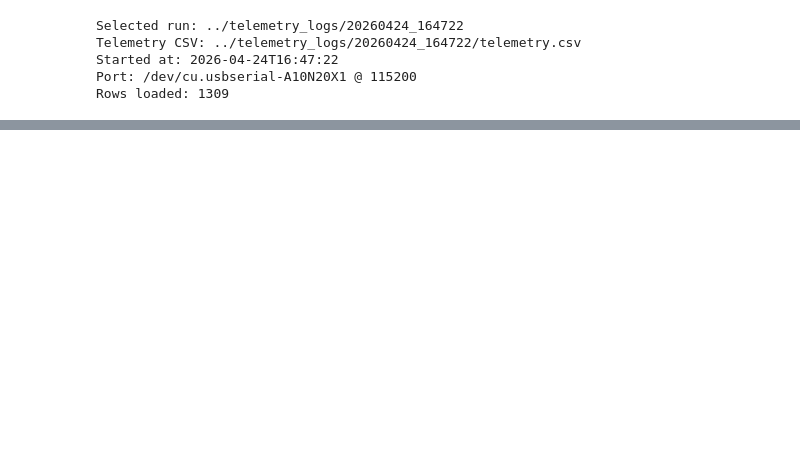
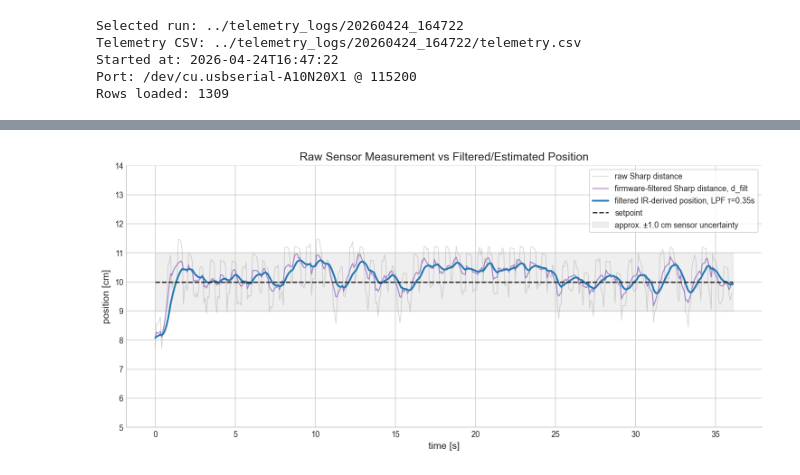
Before and after one commit to Piyushiitk24/ball-beam, a Jupyter notebook: notebooks/ball_beam_plots_clean.ipynb, the cells around one changed output, grey strips where cells are left out. Saved outputs shown, nothing was run; the diff lists cells and outputs as text; code cells hidden in the pictures; blank space fills up the shorter version.

```diff
--- a/notebooks/ball_beam_plots_clean.ipynb
+++ b/notebooks/ball_beam_plots_clean.ipynb
@@ -375,0 +575,69 @@ plt.show()
+# %%
+plt.close("all")
+
+# Use the center-hold segment for a clear sensor-noise comparison.
+diagnostic = center.copy()
+
+fig, ax = plt.subplots(figsize=(10.5, 4.8), constrained_layout=True)
+
+plot_valid_line(
+    ax,
+    diagnostic,
+    "t_plot",
+    "d_raw",
+    label="raw Sharp distance",
+    color=RAW_SENSOR_COLOR,
+    linewidth=0.8,
+    alpha=0.35,
+)
+
+plot_valid_line(
+    ax,
+    diagnostic,
+    "t_plot",
+    "d_filt",
+    label="firmware-filtered Sharp distance, d_filt",
+    color="#9467bd",
+    linewidth=1.1,
+    alpha=0.8,
+)
+
+plot_valid_line(
+    ax,
+    diagnostic,
+    "t_plot",
+    "pos_ir_lpf",
+    label=f"filtered IR-derived position, LPF τ={PLOT_LPF_TAU_S:.2f}s",
+    color=POSITION_COLOR,
+    linewidth=2.0,
+)
+
+ax.step(
+    diagnostic["t_plot"],
+    diagnostic["setp"],
+    where="post",
+    color=SETPOINT_COLOR,
+    linestyle="--",
+    linewidth=1.4,
+    label="setpoint",
+)
+
+ax.fill_between(
+    diagnostic["t_plot"],
+    diagnostic["setp"] - SENSOR_UNCERTAINTY_CM,
+    diagnostic["setp"] + SENSOR_UNCERTAINTY_CM,
+    step="post",
+    color=UNCERTAINTY_COLOR,
+    alpha=0.30,
+    label=f"approx. ±{SENSOR_UNCERTAINTY_CM:.1f} cm sensor uncertainty",
+)
+
+ax.set_title("Raw Sensor Measurement vs Filtered/Estimated Position")
+ax.set_xlabel("time [s]")
+ax.set_ylabel("position [cm]")
+ax.set_ylim(*POSITION_YLIM)
+ax.legend(loc="best", frameon=True)
+
+plt.show()
+# %% [output]
+[figure, added]
```
Also changed, not shown: parts of 8 cells of this notebook, 1 other file.
